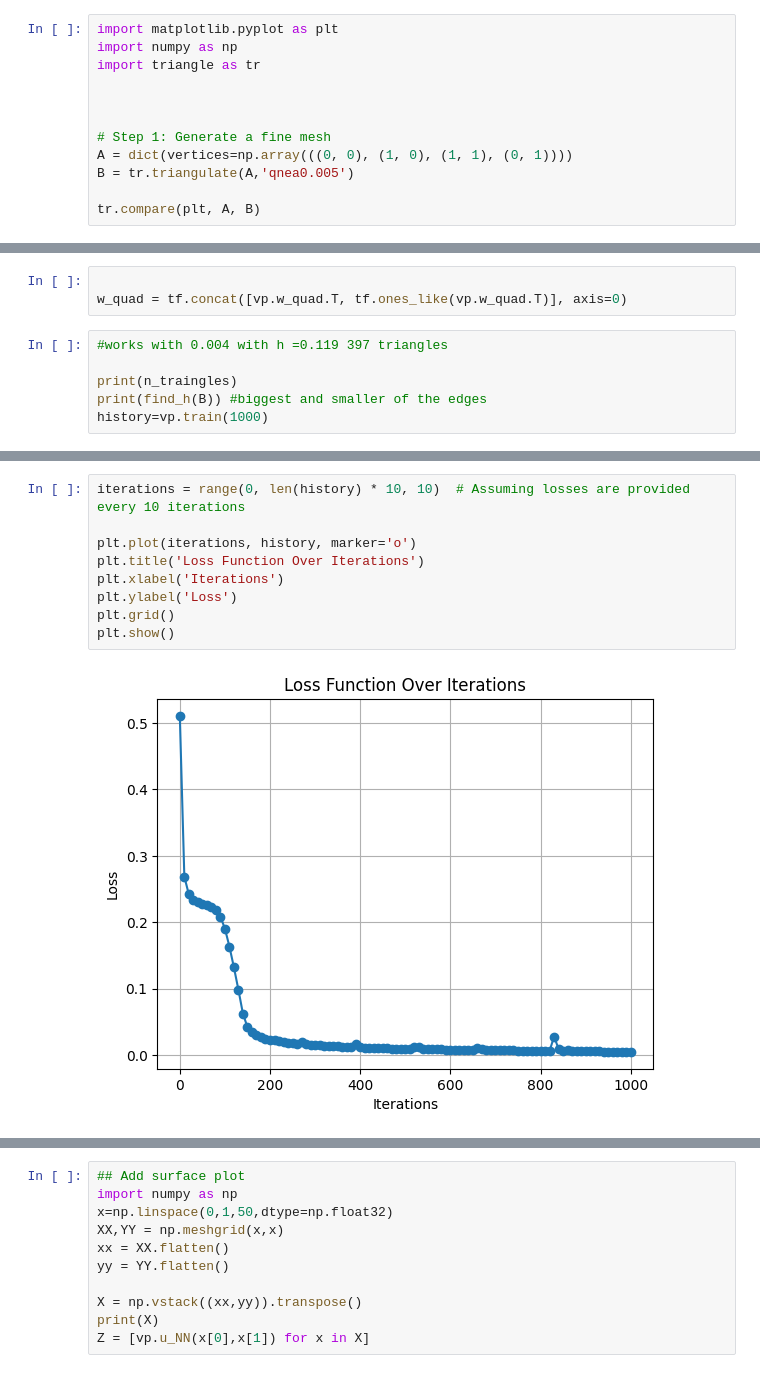
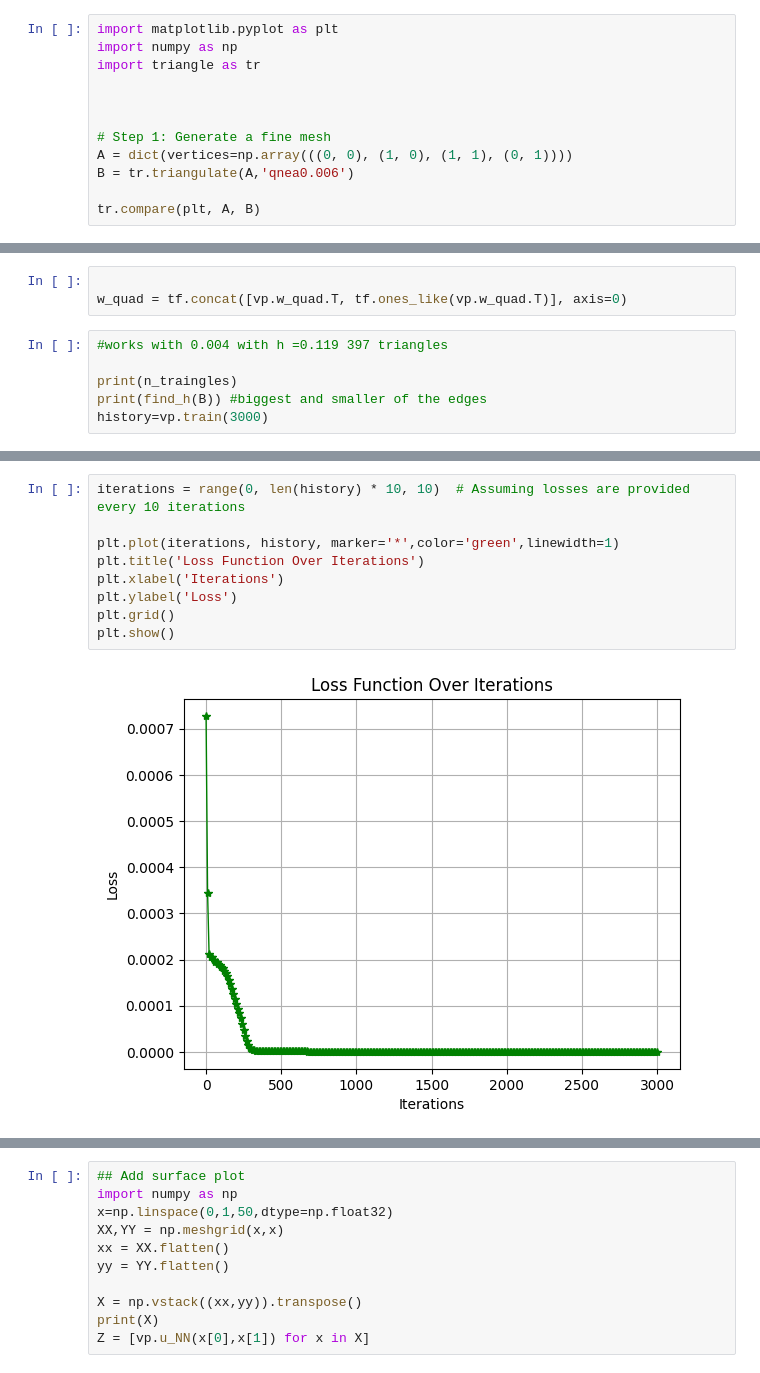
Before and after one commit to jar-evans/IVPINN, a Jupyter notebook: temp_mariano/mesh_final.ipynb, the cells around one changed output, grey strips where cells are left out. Saved outputs shown, nothing was run; the diff lists cells and outputs as text.

```diff
--- a/temp_mariano/mesh_final.ipynb
+++ b/temp_mariano/mesh_final.ipynb
@@ -59,7 +59,7 @@ import triangle as tr
 
 # Step 1: Generate a fine mesh
 A = dict(vertices=np.array(((0, 0), (1, 0), (1, 1), (0, 1))))
-B = tr.triangulate(A,'qnea0.005')
+B = tr.triangulate(A,'qnea0.006')
 
 tr.compare(plt, A, B)
 # %% [output]
@@ -279,5 +279,5 @@ w_quad = tf.concat([vp.w_quad.T, tf.ones_like(vp.w_quad.T)], axis=0)
 
 print(n_traingles)
 print(find_h(B)) #biggest and smaller of the edges
-history=vp.train(1000)
+history=vp.train(3000)
 # %% [output]
@@ -287,12 +301,12 @@ KeyboardInterrupt:
 # %%
 iterations = range(0, len(history) * 10, 10)  # Assuming losses are provided every 10 iterations
 
-plt.plot(iterations, history, marker='o')
+plt.plot(iterations, history, marker='*',color='green',linewidth=1)
 plt.title('Loss Function Over Iterations')
 plt.xlabel('Iterations')
 plt.ylabel('Loss')
 plt.grid()
 plt.show()
 # %% [output]
-[figure, old version]
+[figure, new version]
 # %%
```
Also changed, not shown: parts of 18 cells of this notebook, 2 other files.
